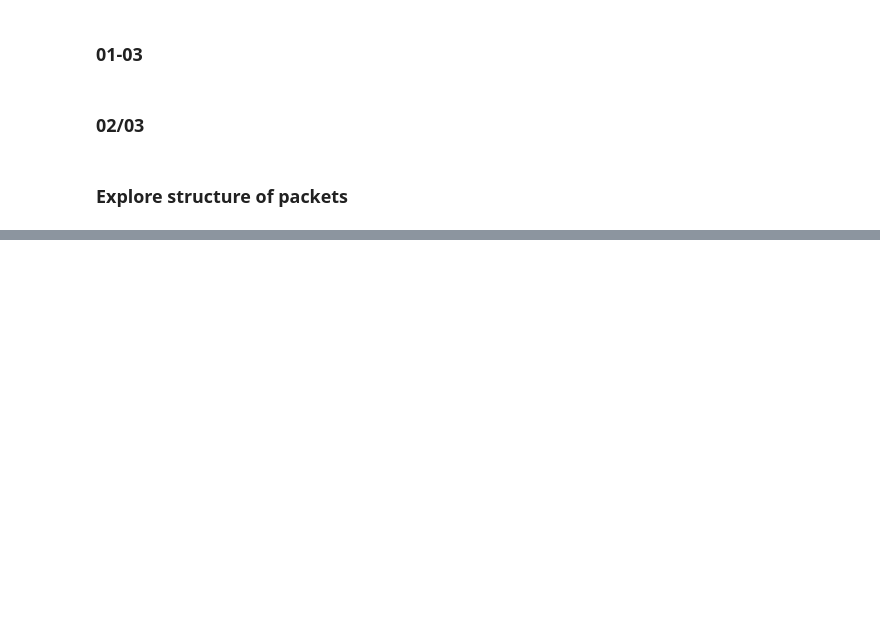
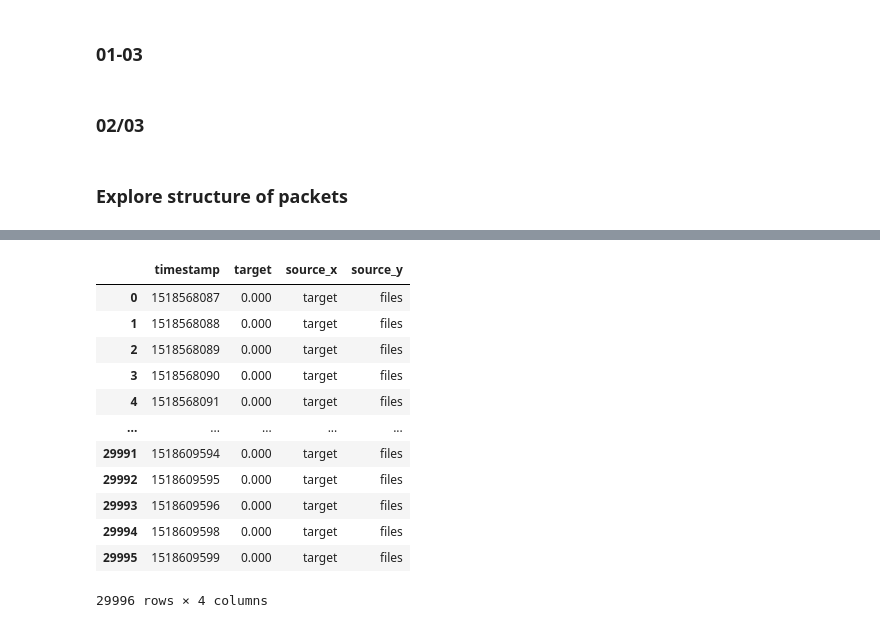
Before and after one commit to vandenbroecksebastiaan/network_intrusion, a Jupyter notebook: exploration.ipynb, the cells around one changed output, grey strips where cells are left out. Cells and saved outputs as stored; diff of their text form; code cells hidden in the pictures; blank space fills up the shorter version.

```diff
--- a/exploration.ipynb
+++ b/exploration.ipynb
@@ -201,2 +186,19 @@ False
+# %%
+data = target.merge(files, on="timestamp", how="inner")
+data
+# %% [output]
+|  | timestamp | target | source_x | source_y |
+| 0 | 1518568087 | 0.000 | target | files |
+| 1 | 1518568088 | 0.000 | target | files |
+| 2 | 1518568089 | 0.000 | target | files |
+| 3 | 1518568090 | 0.000 | target | files |
+| 4 | 1518568091 | 0.000 | target | files |
+| ... | ... | ... | ... | ... |
+| 29991 | 1518609594 | 0.000 | target | files |
+| 29992 | 1518609595 | 0.000 | target | files |
+| 29993 | 1518609596 | 0.000 | target | files |
+| 29994 | 1518609598 | 0.000 | target | files |
+| 29995 | 1518609599 | 0.000 | target | files |
+29996 rows × 4 columns
 # %%
 plt.figure(figsize=(20, 5))
```
Also changed, not shown: parts of 7 cells of this notebook, 2 other files.
